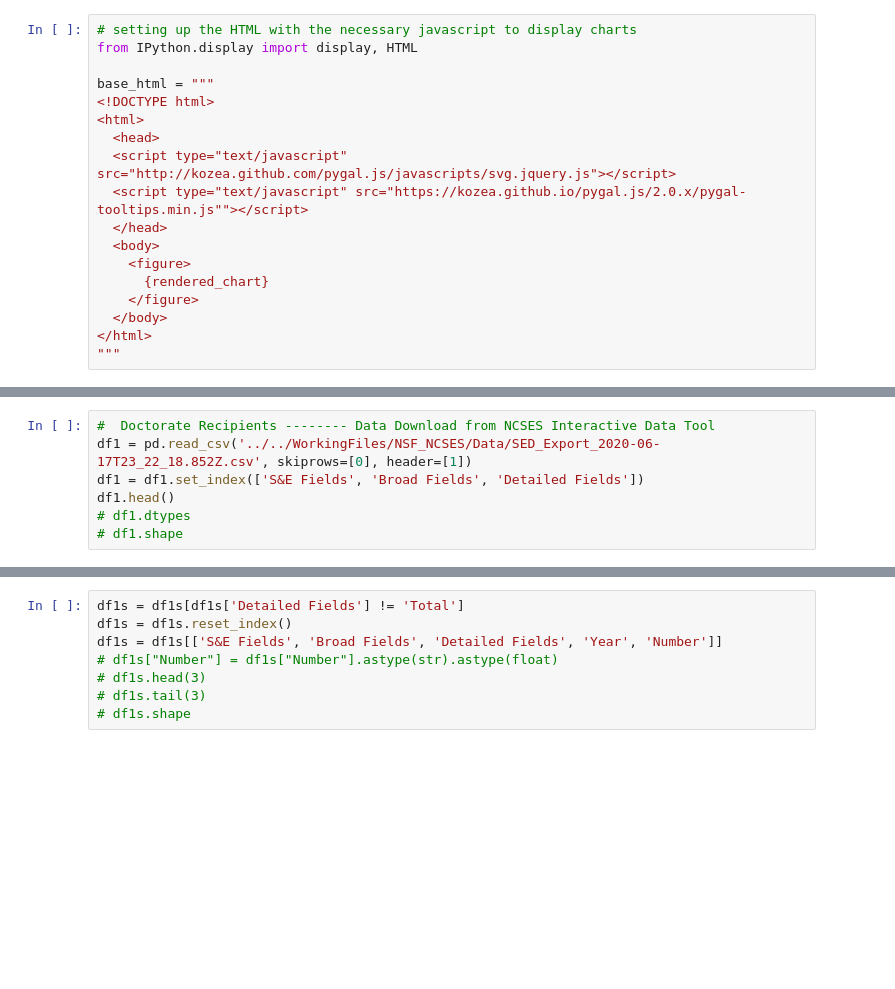
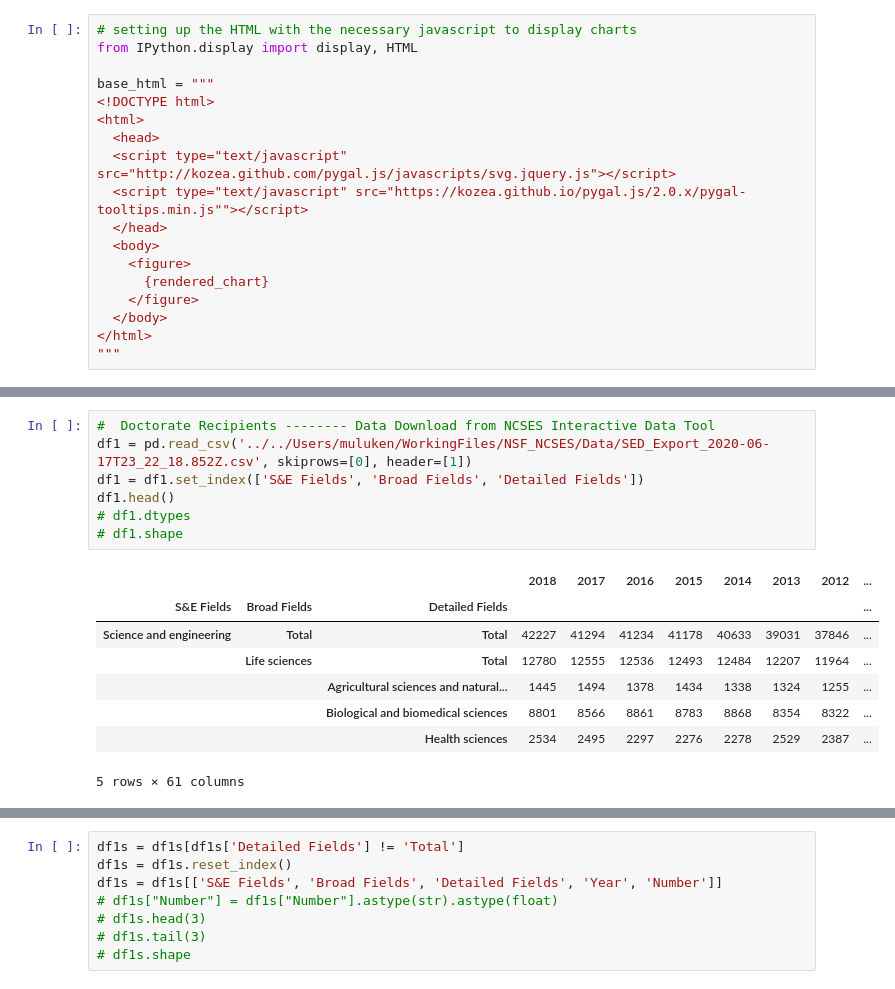
Before and after one commit to mulukenm/DataVisualization, a Jupyter notebook: ComparisonVisualization.ipynb, the cells around one changed output, grey strips where cells are left out. Cells and saved outputs as stored; diff of their text form; blank space fills up the shorter version.

```diff
--- a/ComparisonVisualization.ipynb
+++ b/ComparisonVisualization.ipynb
@@ -42,10 +51,19 @@ df.head()
 # %%
 #  Doctorate Recipients -------- Data Download from NCSES Interactive Data Tool
-df1 = pd.read_csv('../../WorkingFiles/NSF_NCSES/Data/SED_Export_2020-06-17T23_22_18.852Z.csv', skiprows=[0], header=[1])
+df1 = pd.read_csv('../../Users/muluken/WorkingFiles/NSF_NCSES/Data/SED_Export_2020-06-17T23_22_18.852Z.csv', skiprows=[0], header=[1])
 df1 = df1.set_index(['S&E Fields', 'Broad Fields', 'Detailed Fields'])
 df1.head()
 # df1.dtypes
 # df1.shape
+# %% [output]
+|  |  |  | 2018 | 2017 | 2016 | 2015 | 2014 | 2013 | 2012 | ... |
+| S&E Fields | Broad Fields | Detailed Fields |  |  |  |  |  |  |  | ... |
+| Science and engineering | Total | Total | 42227 | 41294 | 41234 | 41178 | 40633 | 39031 | 37846 | ... |
+|  | Life sciences | Total | 12780 | 12555 | 12536 | 12493 | 12484 | 12207 | 11964 | ... |
+|  |  | Agricultural sciences and natural... | 1445 | 1494 | 1378 | 1434 | 1338 | 1324 | 1255 | ... |
+|  |  | Biological and biomedical sciences | 8801 | 8566 | 8861 | 8783 | 8868 | 8354 | 8322 | ... |
+|  |  | Health sciences | 2534 | 2495 | 2297 | 2276 | 2278 | 2529 | 2387 | ... |
+5 rows × 61 columns
 # %%
 df1s = df1.stack()
 df1s =df1s.to_frame()
```
Also changed, not shown: parts of 23 cells of this notebook.
